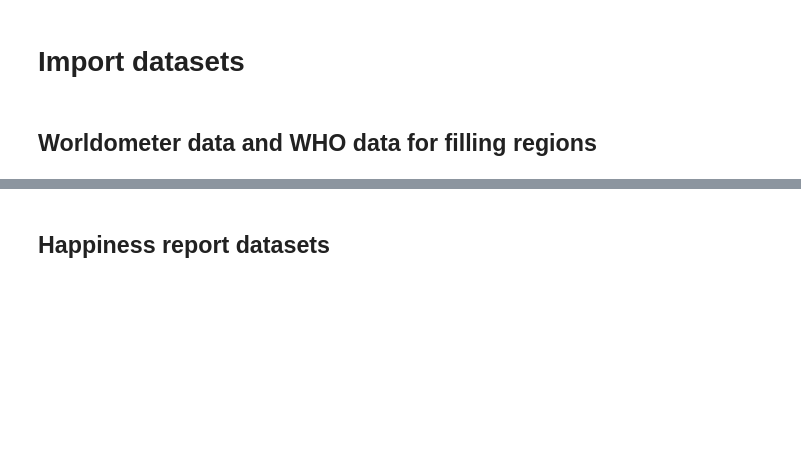
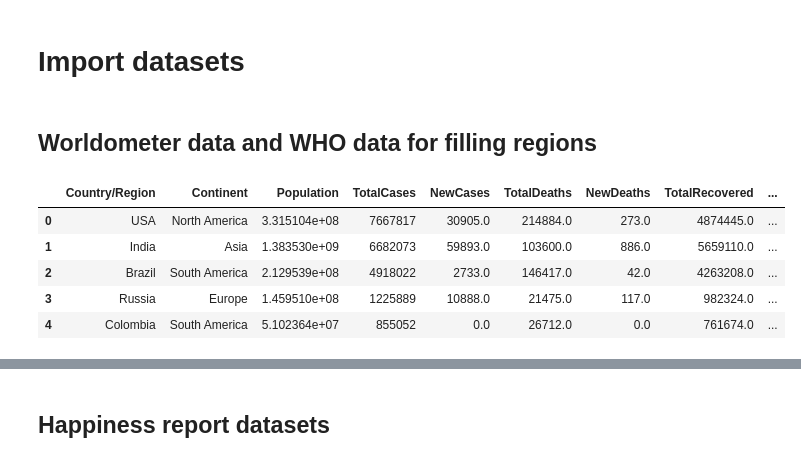
Before and after one commit to amrukwa/covid-happiness_score, a Jupyter notebook: Plots.ipynb, the cells around one changed output, grey strips where cells are left out. Saved outputs shown, nothing was run; the diff lists cells and outputs as text; code cells hidden in the pictures; blank space fills up the shorter version.

```diff
--- a/Plots.ipynb
+++ b/Plots.ipynb
@@ -9,6 +16,19 @@
 # Import datasets
 # %% [markdown]
 ## Worldometer data and WHO data for filling regions
+# %%
+file = open('datasets/worldometer_data.csv')
+worldometer = pd.read_csv('datasets/worldometer_data.csv')
+file.close()
+worldometer.fillna(0, inplace=True)
+worldometer.head()
+# %% [output]
+|  | Country/Region | Continent | Population | TotalCases | NewCases | TotalDeaths | NewDeaths | TotalRecovered | ... |
+| 0 | USA | North America | 3.315104e+08 | 7667817 | 30905.0 | 214884.0 | 273.0 | 4874445.0 | ... |
+| 1 | India | Asia | 1.383530e+09 | 6682073 | 59893.0 | 103600.0 | 886.0 | 5659110.0 | ... |
+| 2 | Brazil | South America | 2.129539e+08 | 4918022 | 2733.0 | 146417.0 | 42.0 | 4263208.0 | ... |
+| 3 | Russia | Europe | 1.459510e+08 | 1225889 | 10888.0 | 21475.0 | 117.0 | 982324.0 | ... |
+| 4 | Colombia | South America | 5.102364e+07 | 855052 | 0.0 | 26712.0 | 0.0 | 761674.0 | ... |
 # %%
 china=["China", "Asia",
        1439323776, 85470, 20, 4634, 0, 80628, 7, 208, 2, 59, 3, 160000000, 111163, 'Western Pacific']
```
Also changed, not shown: parts of 31 cells of this notebook.
